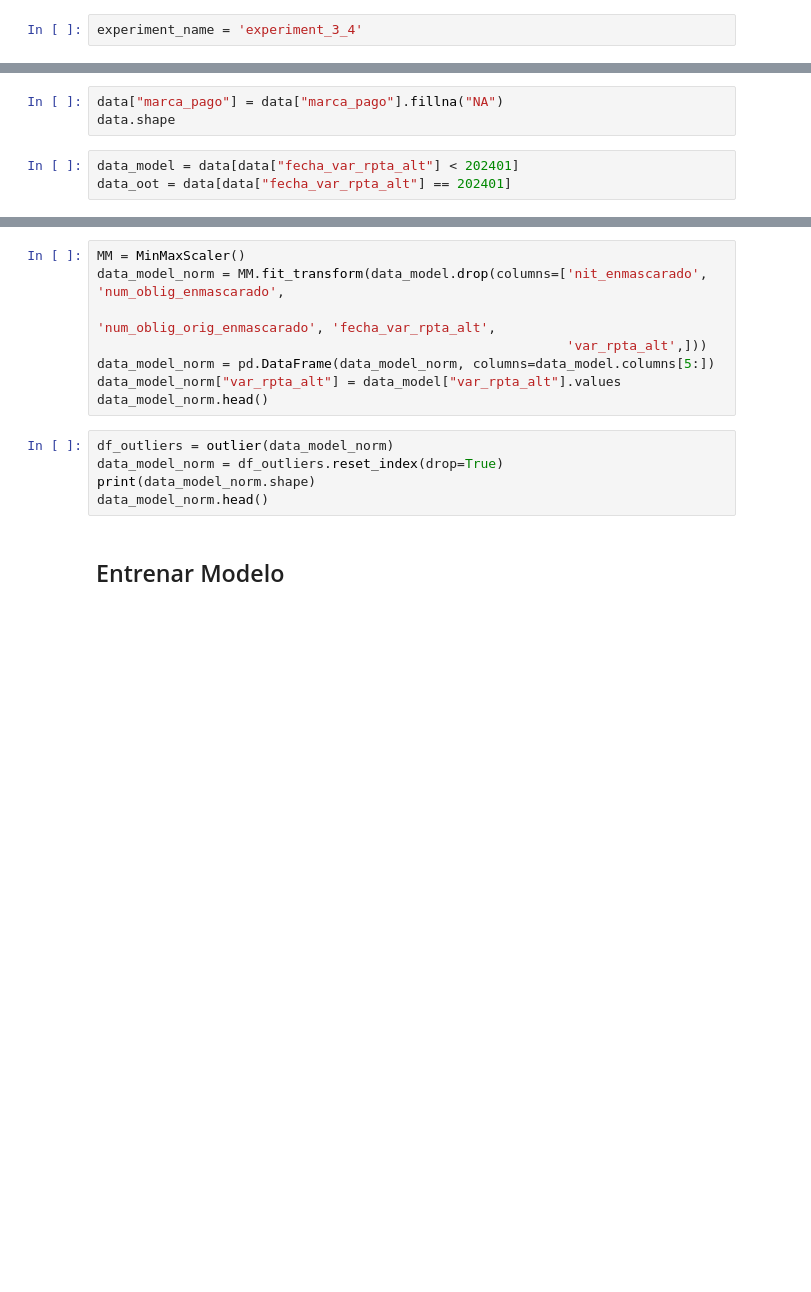
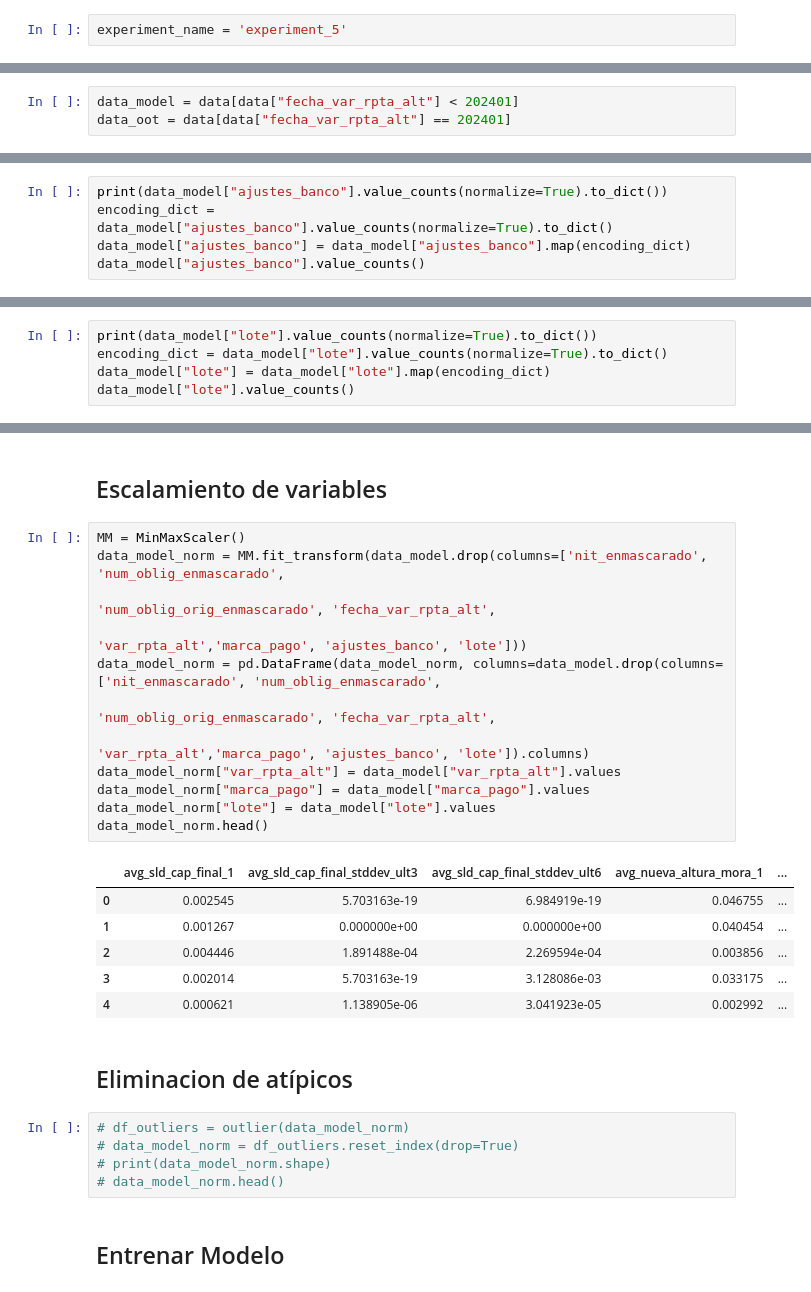
Before and after one commit to wacGitHub07/prueba-modelos, a Jupyter notebook: notebooks/2_modeling.ipynb, the cells around one changed output, grey strips where cells are left out. Cells and saved outputs as stored; diff of their text form; blank space fills up the shorter version.

```diff
--- a/notebooks/2_modeling.ipynb
+++ b/notebooks/2_modeling.ipynb
@@ -12,7 +12,7 @@ sys.path.insert(1, '../utils')
 from run_models.train_predict import train_model, calification_model
 from outliers.outlier import outlier
 # %%
-experiment_name = 'experiment_3_4'
+experiment_name = 'experiment_5'
 # %% [markdown]
 ## Lectura de Datos
 # %%
@@ -26,6 +38,3 @@ print("Cantidad de datos con valores negativos: ", ((data.drop(columns=["marca_p
-# %%
-data["marca_pago"] = data["marca_pago"].fillna("NA")
-data.shape
 # %%
 data_model = data[data["fecha_var_rpta_alt"] < 202401]
 data_oot = data[data["fecha_var_rpta_alt"] == 202401]
@@ -40,0 +60,5 @@ data_model["marca_pago"].value_counts()
+# %%
+print(data_model["ajustes_banco"].value_counts(normalize=True).to_dict())
+encoding_dict = data_model["ajustes_banco"].value_counts(normalize=True).to_dict()
+data_model["ajustes_banco"] = data_model["ajustes_banco"].map(encoding_dict)
+data_model["ajustes_banco"].value_counts()
@@ -40,0 +73,5 @@ data_model["marca_pago"].value_counts()
+# %%
+print(data_model["lote"].value_counts(normalize=True).to_dict())
+encoding_dict = data_model["lote"].value_counts(normalize=True).to_dict()
+data_model["lote"] = data_model["lote"].map(encoding_dict)
+data_model["lote"].value_counts()
@@ -41,16 +86,31 @@ data_model["marca_pago"].value_counts()
+# %% [markdown]
+## Escalamiento de variables
 # %%
 MM = MinMaxScaler()
 data_model_norm = MM.fit_transform(data_model.drop(columns=['nit_enmascarado', 'num_oblig_enmascarado',
                                                             'num_oblig_orig_enmascarado', 'fecha_var_rpta_alt',
-                                                            'var_rpta_alt',]))
-data_model_norm = pd.DataFrame(data_model_norm, columns=data_model.columns[5:])
+                                                            'var_rpta_alt','marca_pago', 'ajustes_banco', 'lote']))
+data_model_norm = pd.DataFrame(data_model_norm, columns=data_model.drop(columns=['nit_enmascarado', 'num_oblig_enmascarado',
+                                                            'num_oblig_orig_enmascarado', 'fecha_var_rpta_alt',
+                                                            'var_rpta_alt','marca_pago', 'ajustes_banco', 'lote']).columns)
 data_model_norm["var_rpta_alt"] = data_model["var_rpta_alt"].values
+data_model_norm["marca_pago"] = data_model["marca_pago"].values
+data_model_norm["lote"] = data_model["lote"].values
 data_model_norm.head()
+# %% [output]
+|  | avg_sld_cap_final_1 | avg_sld_cap_final_stddev_ult3 | avg_sld_cap_final_stddev_ult6 | avg_nueva_altura_mora_1 | ... |
+| 0 | 0.002545 | 5.703163e-19 | 6.984919e-19 | 0.046755 | ... |
+| 1 | 0.001267 | 0.000000e+00 | 0.000000e+00 | 0.040454 | ... |
+| 2 | 0.004446 | 1.891488e-04 | 2.269594e-04 | 0.003856 | ... |
+| 3 | 0.002014 | 5.703163e-19 | 3.128086e-03 | 0.033175 | ... |
+| 4 | 0.000621 | 1.138905e-06 | 3.041923e-05 | 0.002992 | ... |
+# %% [markdown]
+## Eliminacion de atípicos
 # %%
-df_outliers = outlier(data_model_norm)
-data_model_norm = df_outliers.reset_index(drop=True)
-print(data_model_norm.shape)
-data_model_norm.head()
+# df_outliers = outlier(data_model_norm)
+# data_model_norm = df_outliers.reset_index(drop=True)
+# print(data_model_norm.shape)
+# data_model_norm.head()
 # %% [markdown]
 ## Entrenar Modelo
 # %%
```
Also changed, not shown: parts of 8 cells of this notebook, 6 other files.
